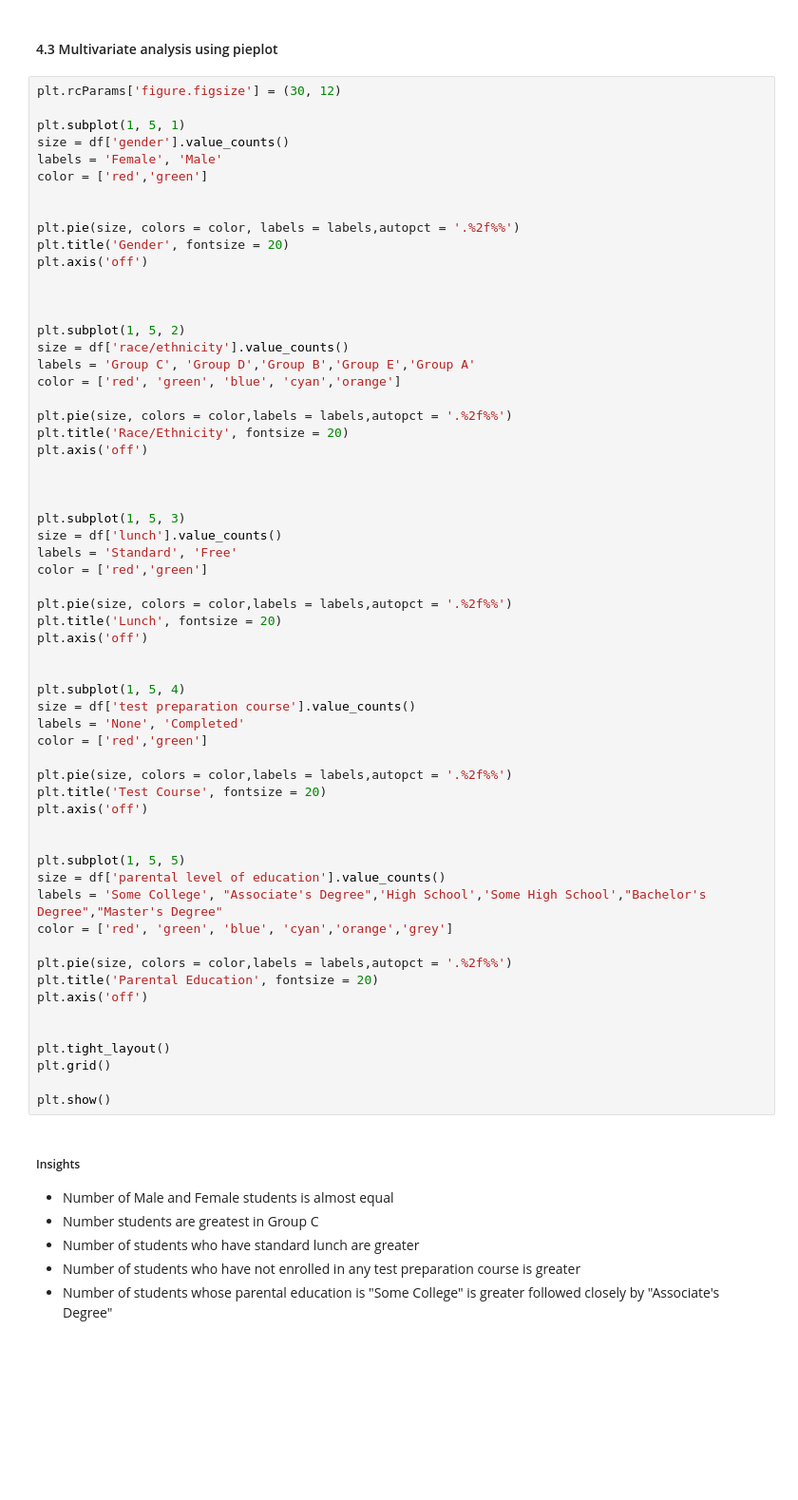
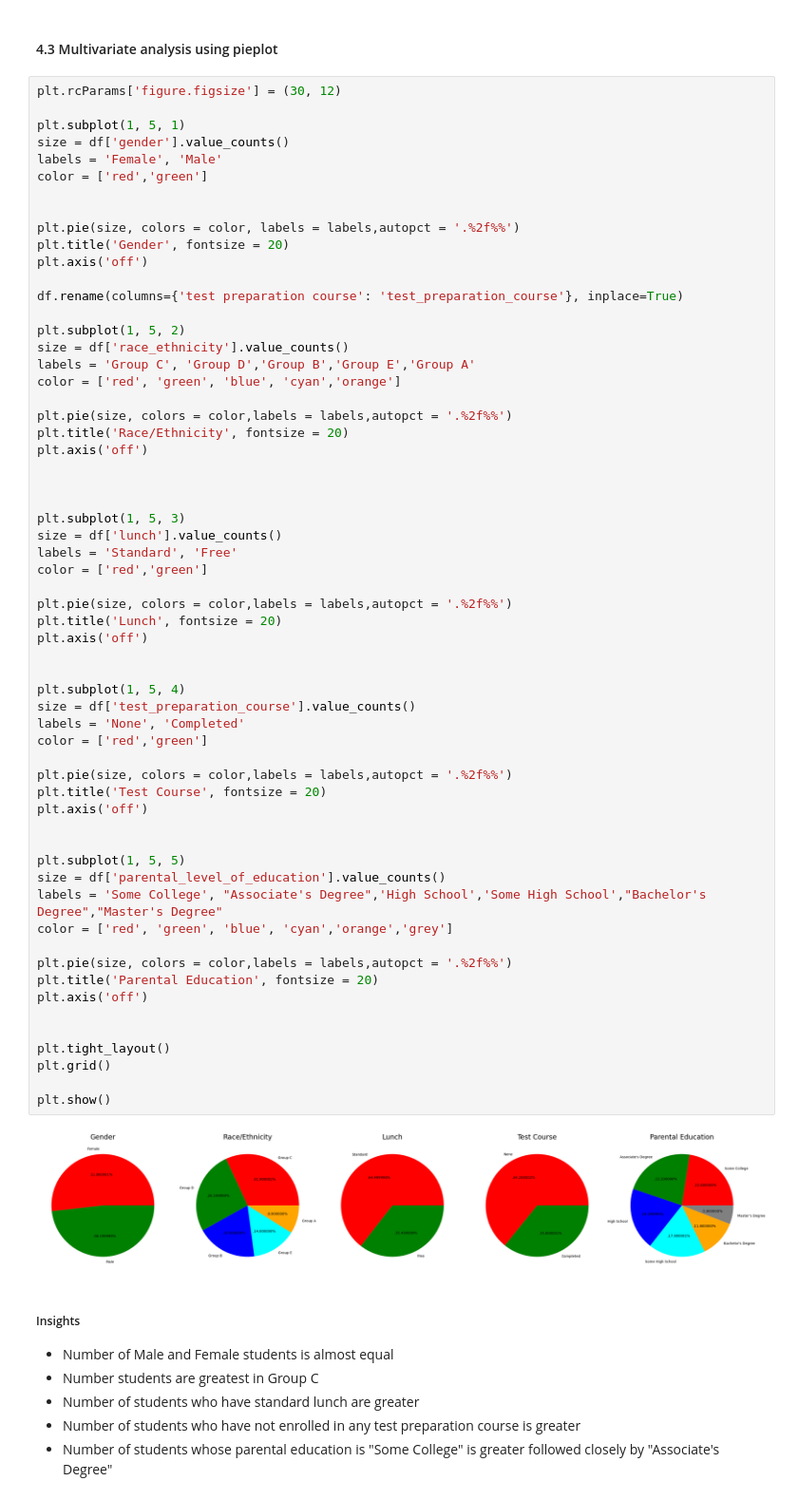
Before and after one commit to SuhailAhmadKhan/Student-Performance-Predictor, a Jupyter notebook: notebook/1 . EDA STUDENT PERFORMANCE .ipynb, the cells around one changed output. Shown at 95% size. Saved outputs shown, nothing was run; the diff lists cells and outputs as text; blank space fills up the shorter version.

```diff
--- a/notebook/1 . EDA STUDENT PERFORMANCE .ipynb
+++ b/notebook/1 . EDA STUDENT PERFORMANCE .ipynb
@@ -348,10 +355,10 @@ plt.pie(size, colors = color, labels = labels,autopct = '.%2f%%')
 plt.title('Gender', fontsize = 20)
 plt.axis('off')
 
-
+df.rename(columns={'test preparation course': 'test_preparation_course'}, inplace=True)
 
 plt.subplot(1, 5, 2)
-size = df['race/ethnicity'].value_counts()
+size = df['race_ethnicity'].value_counts()
 labels = 'Group C', 'Group D','Group B','Group E','Group A'
 color = ['red', 'green', 'blue', 'cyan','orange']
 
@@ -366,35 +373,37 @@ size = df['lunch'].value_counts()
 labels = 'Standard', 'Free'
 color = ['red','green']
 
 plt.pie(size, colors = color,labels = labels,autopct = '.%2f%%')
 plt.title('Lunch', fontsize = 20)
 plt.axis('off')
 
 
 plt.subplot(1, 5, 4)
-size = df['test preparation course'].value_counts()
+size = df['test_preparation_course'].value_counts()
 labels = 'None', 'Completed'
 color = ['red','green']
 
 plt.pie(size, colors = color,labels = labels,autopct = '.%2f%%')
 plt.title('Test Course', fontsize = 20)
 plt.axis('off')
 
 
 plt.subplot(1, 5, 5)
-size = df['parental level of education'].value_counts()
+size = df['parental_level_of_education'].value_counts()
 labels = 'Some College', "Associate's Degree",'High School','Some High School',"Bachelor's Degree","Master's Degree"
 color = ['red', 'green', 'blue', 'cyan','orange','grey']
 
 plt.pie(size, colors = color,labels = labels,autopct = '.%2f%%')
 plt.title('Parental Education', fontsize = 20)
 plt.axis('off')
 
 
 plt.tight_layout()
 plt.grid()
 
 plt.show()
+# %% [output]
+[figure, added]
 # %% [markdown]
 #####  Insights
 - Number of Male and Female students is almost equal
```
Also changed, not shown: parts of 16 cells of this notebook, 14 other files.
